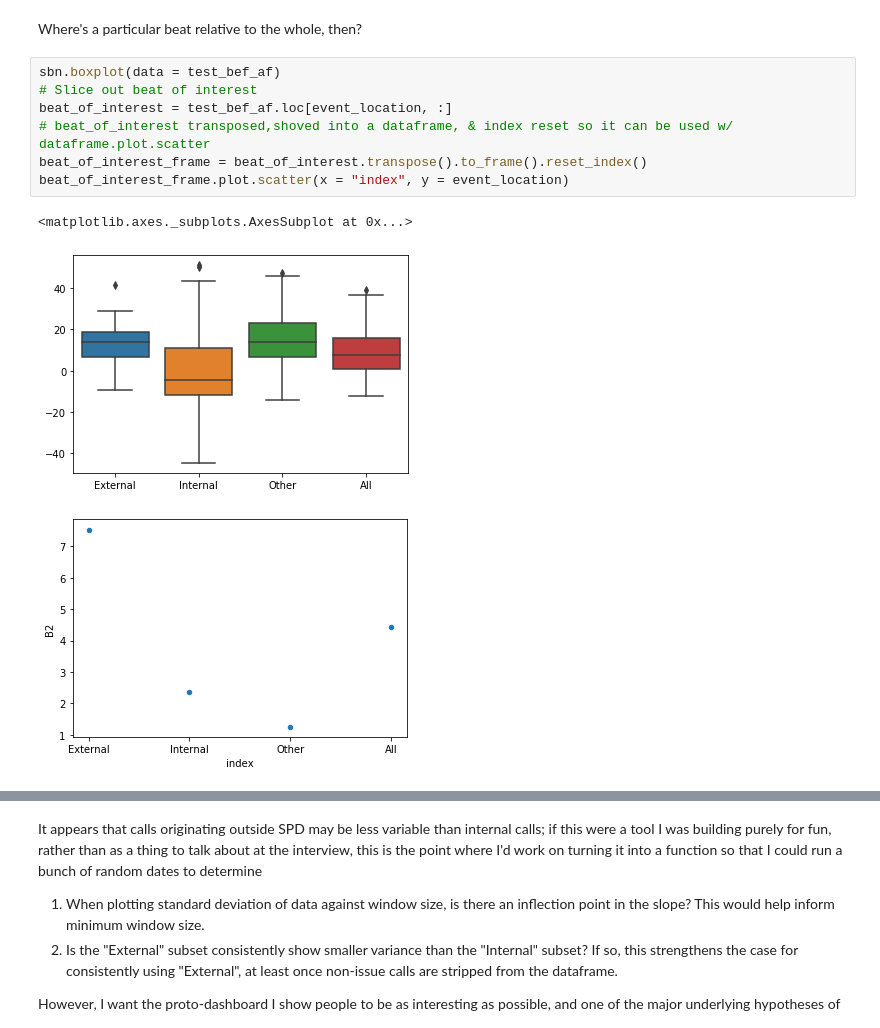
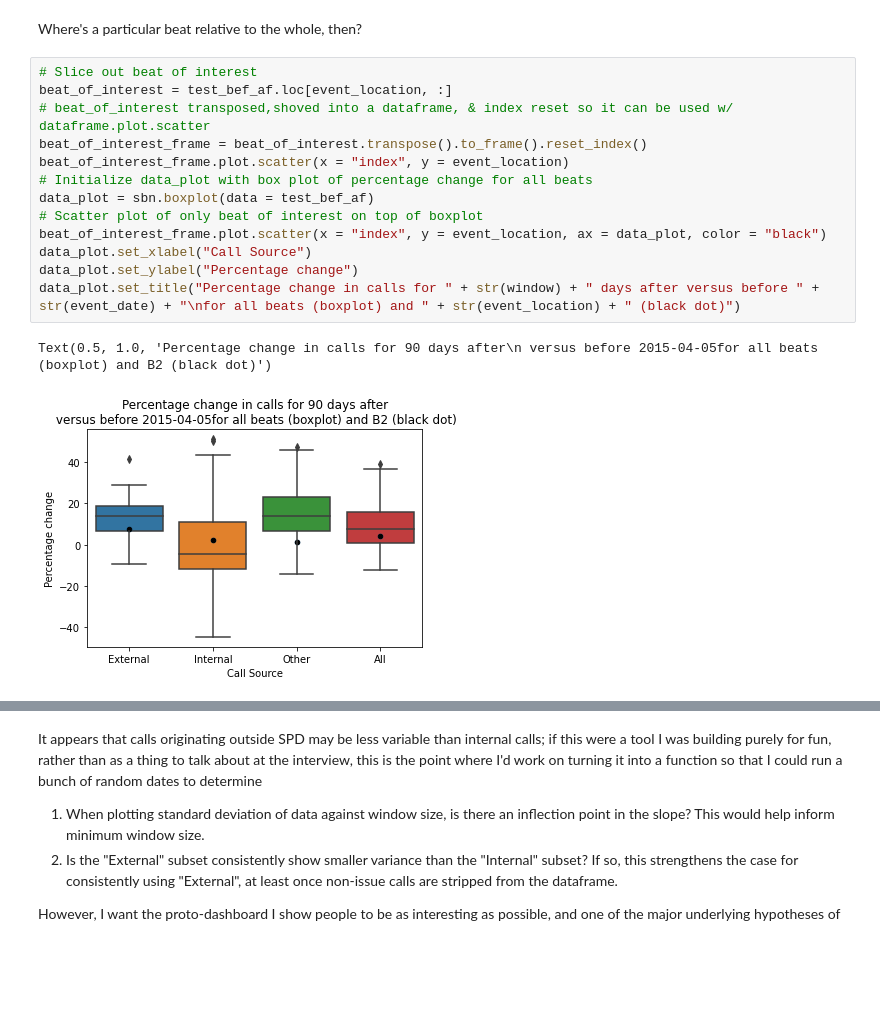
Before and after one commit to celloyd/911-before-after-event, a Jupyter notebook: 911 logs before-after.ipynb, the cells around one changed output, grey strips where cells are left out. Cells and saved outputs as stored; diff of their text form; blank space fills up the shorter version.

```diff
--- a/911 logs before-after.ipynb
+++ b/911 logs before-after.ipynb
@@ -211,13 +188,18 @@ test_bef_af
 # %% [markdown]
 Where's a particular beat relative to the whole, then?
 # %%
-sbn.boxplot(data = test_bef_af)
 # Slice out beat of interest
 beat_of_interest = test_bef_af.loc[event_location, :]
 # beat_of_interest transposed,shoved into a dataframe, & index reset so it can be used w/ dataframe.plot.scatter
 beat_of_interest_frame = beat_of_interest.transpose().to_frame().reset_index()
 beat_of_interest_frame.plot.scatter(x = "index", y = event_location)
+# Initialize data_plot with box plot of percentage change for all beats
+data_plot = sbn.boxplot(data = test_bef_af)
+# Scatter plot of only beat of interest on top of boxplot
+beat_of_interest_frame.plot.scatter(x = "index", y = event_location, ax = data_plot, color = "black")
+data_plot.set_xlabel("Call Source")
+data_plot.set_ylabel("Percentage change")
+data_plot.set_title("Percentage change in calls for " + str(window) + " days after versus before " + str(event_date) + "\nfor all beats (boxplot) and " + str(event_location) + " (black dot)")
 # %% [output]
-<matplotlib.axes._subplots.AxesSubplot at 0x...>
+Text(0.5, 1.0, 'Percentage change in calls for 90 days after\n versus before 2015-04-05for all beats (boxplot) and B2 (black dot)')
-[figure, old version]
+[figure, new version]
-[figure, removed]
```
Also changed, not shown: parts of 8 cells of this notebook, 2 other files.
